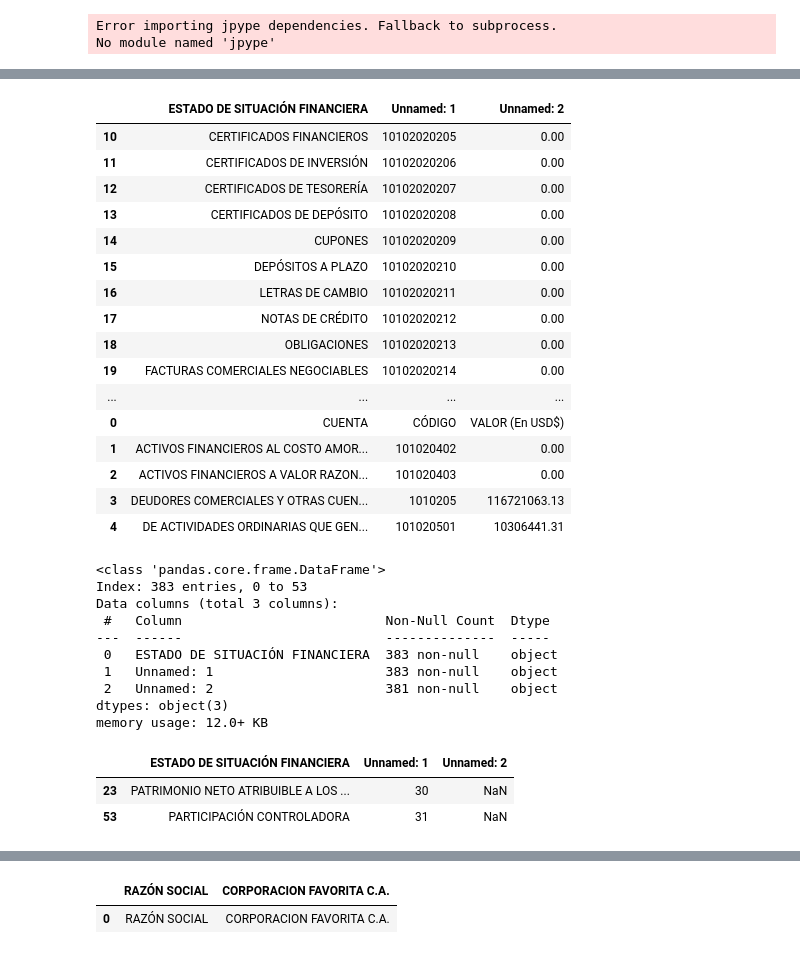
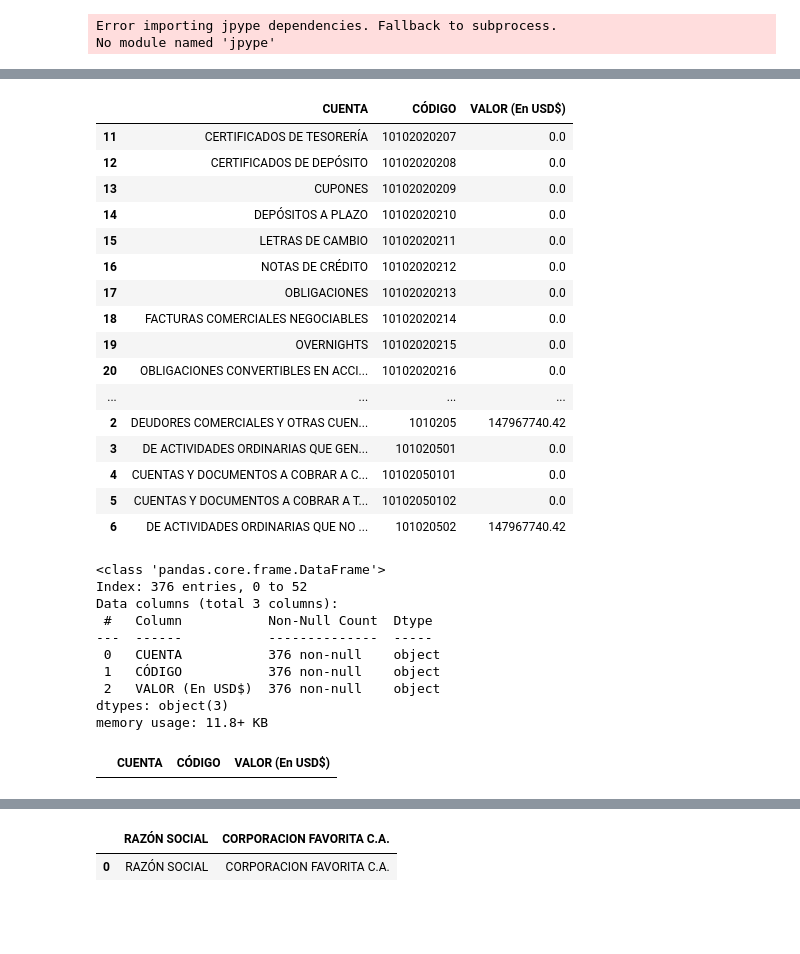
Before and after one commit to eoncorpec/pdf_to_excel_sc, a Jupyter notebook: CodsDocumentos3/cod_estados_situacion_financiera.ipynb, the cells around one changed output, grey strips where cells are left out. Drawn from its saved outputs; the diff is of its cells as text; code cells hidden in the pictures; blank space fills up the shorter version.

Commit message:
Codigo jupyter para estado de  situacion financiera acumulativo

```diff
--- a/CodsDocumentos3/cod_estados_situacion_financiera.ipynb
+++ b/CodsDocumentos3/cod_estados_situacion_financiera.ipynb
@@ -14,5 +14,5 @@ please provide us feedback at https://github.com/pandas-dev/pandas/issues/54466
 #al ser la primera vez unificando los archivos, el pdf original será el primero,
 #luego sobre el se irán acumulando la demás información
 # %%
-pdfOriginal = "../Inputs/DocEconomica_384_3_1_1_2020_12_31_00_00_00_000.pdf"
+pdfOriginal = "../Inputs/DocEconomica_384_3_1_1_2022_12_31_00_00_00_000.pdf"
 excel_output = "../Outputs/estados_situacion_financiera.xlsx"
@@ -19,12 +34,12 @@ excel_output = "../Outputs/estados_situacion_financiera.xlsx"
 # %%
 coords = {
-    "1":(110.46, 20.76, 814.79, 575.60),
-    "2":(19, 20.76, 821.50, 575.60),
-    "3":(19, 20.76, 822.24, 575.60),
-    "4":(19, 20.76, 822.24, 575.60),
-    "5":(19, 20.76, 822.24, 575.60),
-    "6":(19, 20.76, 822.24, 575.60),
-    "7":(19, 20.76, 822.24, 575.60)
+    "1":(126.82, 20.08, 814.79, 574.18),
+    "2":(36.08, 20.76, 822.24, 575.60),
+    "3":(36.08, 20.76, 822.24, 575.60),
+    "4":(36.08, 20.76, 822.24, 575.60),
+    "5":(36.08, 20.76, 822.24, 575.60),
+    "6":(36.08, 20.76, 822.24, 575.60),
+    "7":(36.08, 20.76, 822.24, 575.60)
 }
 # %%
 dfData = pd.DataFrame()
@@ -55,3 +54,6 @@ dfData
+# %%
+dfData
+dfData = dfData.astype("object")
 # %%
 dfData.iloc[0:59]
 # %% [output]
@@ -95,40 +97,38 @@ dfData.tail(20)
 # %%
 dfData.iloc[59:110]
 # %% [output]
-|  | ESTADO DE SITUACIÓN FINANCIERA | Unnamed: 1 | Unnamed: 2 |
-| 10 | CERTIFICADOS FINANCIEROS | 10102020205 | 0.00 |
-| 11 | CERTIFICADOS DE INVERSIÓN | 10102020206 | 0.00 |
-| 12 | CERTIFICADOS DE TESORERÍA | 10102020207 | 0.00 |
-| 13 | CERTIFICADOS DE DEPÓSITO | 10102020208 | 0.00 |
-| 14 | CUPONES | 10102020209 | 0.00 |
-| 15 | DEPÓSITOS A PLAZO | 10102020210 | 0.00 |
-| 16 | LETRAS DE CAMBIO | 10102020211 | 0.00 |
-| 17 | NOTAS DE CRÉDITO | 10102020212 | 0.00 |
-| 18 | OBLIGACIONES | 10102020213 | 0.00 |
-| 19 | FACTURAS COMERCIALES NEGOCIABLES | 10102020214 | 0.00 |
+|  | CUENTA | CÓDIGO | VALOR (En USD$) |
+| 11 | CERTIFICADOS DE TESORERÍA | 10102020207 | 0.0 |
+| 12 | CERTIFICADOS DE DEPÓSITO | 10102020208 | 0.0 |
+| 13 | CUPONES | 10102020209 | 0.0 |
+| 14 | DEPÓSITOS A PLAZO | 10102020210 | 0.0 |
+| 15 | LETRAS DE CAMBIO | 10102020211 | 0.0 |
+| 16 | NOTAS DE CRÉDITO | 10102020212 | 0.0 |
+| 17 | OBLIGACIONES | 10102020213 | 0.0 |
+| 18 | FACTURAS COMERCIALES NEGOCIABLES | 10102020214 | 0.0 |
+| 19 | OVERNIGHTS | 10102020215 | 0.0 |
+| 20 | OBLIGACIONES CONVERTIBLES EN ACCI... | 10102020216 | 0.0 |
 | ... | ... | ... | ... |
-| 0 | CUENTA | CÓDIGO | VALOR (En USD$) |
-| 1 | ACTIVOS FINANCIEROS AL COSTO AMOR... | 101020402 | 0.00 |
-| 2 | ACTIVOS FINANCIEROS A VALOR RAZON... | 101020403 | 0.00 |
-| 3 | DEUDORES COMERCIALES Y OTRAS CUEN... | 1010205 | 116721063.13 |
-| 4 | DE ACTIVIDADES ORDINARIAS QUE GEN... | 101020501 | 10306441.31 |
+| 2 | DEUDORES COMERCIALES Y OTRAS CUEN... | 1010205 | 147967740.42 |
+| 3 | DE ACTIVIDADES ORDINARIAS QUE GEN... | 101020501 | 0.0 |
+| 4 | CUENTAS Y DOCUMENTOS A COBRAR A C... | 10102050101 | 0.0 |
+| 5 | CUENTAS Y DOCUMENTOS A COBRAR A T... | 10102050102 | 0.0 |
+| 6 | DE ACTIVIDADES ORDINARIAS QUE NO ... | 101020502 | 147967740.42 |
 # %%
 dfData.info()
 # %% [output]
 <class 'pandas.core.frame.DataFrame'>
-Index: 383 entries, 0 to 53
+Index: 376 entries, 0 to 52
 Data columns (total 3 columns):
- #   Column                          Non-Null Count  Dtype
----  ------                          --------------  -----
- 0   ESTADO DE SITUACIÓN FINANCIERA  383 non-null    object
- 1   Unnamed: 1                      383 non-null    object
- 2   Unnamed: 2                      381 non-null    object
+ #   Column           Non-Null Count  Dtype
+---  ------           --------------  -----
+ 0   CUENTA           376 non-null    object
+ 1   CÓDIGO           376 non-null    object
+ 2   VALOR (En USD$)  376 non-null    object
 dtypes: object(3)
-memory usage: 12.0+ KB
+memory usage: 11.8+ KB
 # %%
-dfData[dfData["Unnamed: 2"].isna()]
+dfData[dfData["VALOR (En USD$)"].isna()]
 # %% [output]
-|  | ESTADO DE SITUACIÓN FINANCIERA | Unnamed: 1 | Unnamed: 2 |
-| 23 | PATRIMONIO NETO ATRIBUIBLE A LOS ... | 30 | NaN |
-| 53 | PARTICIPACIÓN CONTROLADORA | 31 | NaN |
+|  | CUENTA | CÓDIGO | VALOR (En USD$) |
 # %%
```
Also changed, not shown: parts of 39 cells of this notebook.
